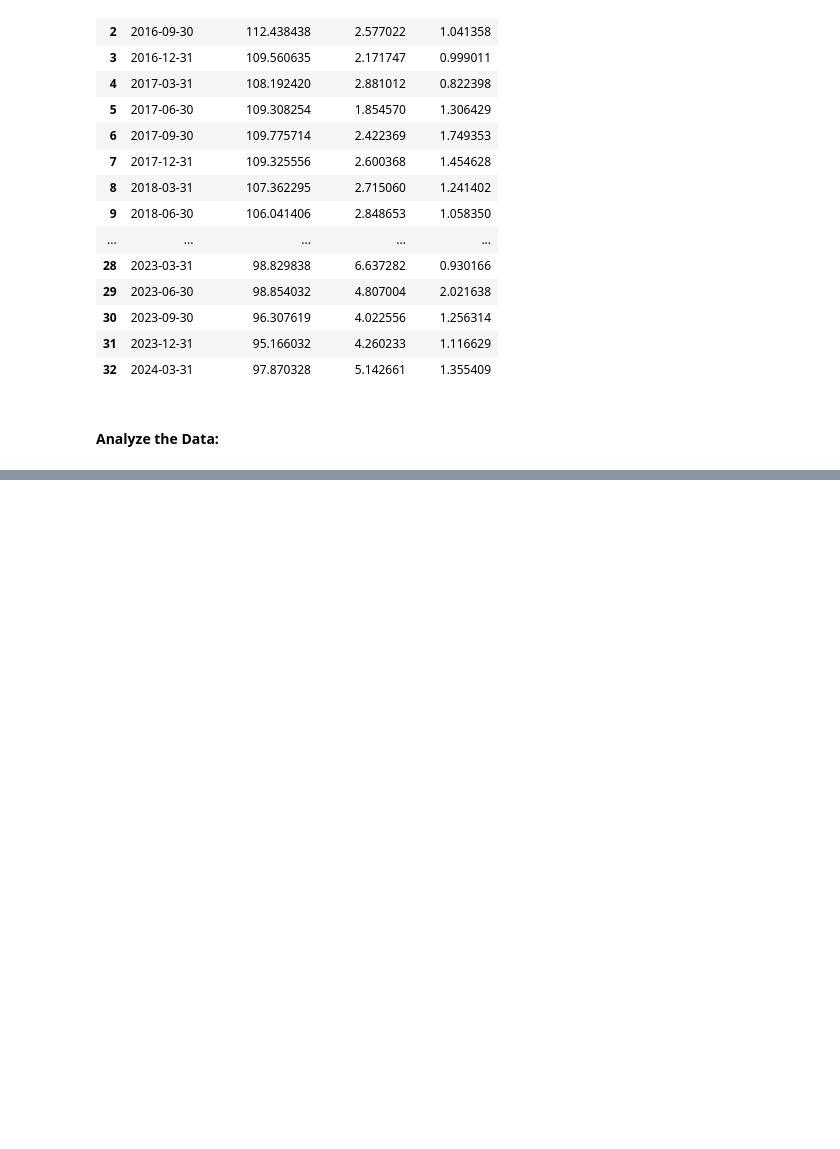
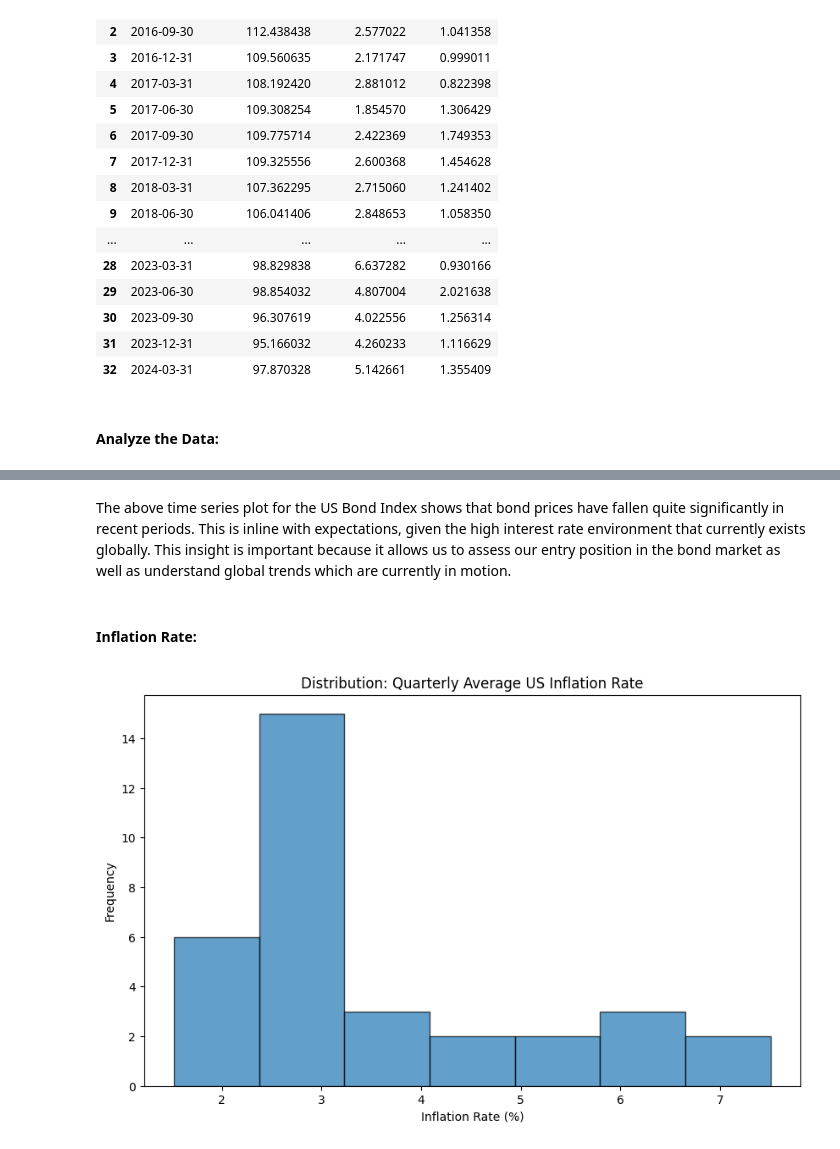
Before and after one commit to dylanvz95/WQU-FD-GWP, a Jupyter notebook: GWP1/DVZ_Step4_and_5.ipynb, the cells around one changed output, grey strips where cells are left out. Drawn from its saved outputs; the diff is of its cells as text; code cells hidden in the pictures; blank space fills up the shorter version.

```diff
--- a/GWP1/DVZ_Step4_and_5.ipynb
+++ b/GWP1/DVZ_Step4_and_5.ipynb
@@ -464,0 +503,17 @@ combined_df.describe()
+# %% [markdown]
+The above time series plot for the US Bond Index shows that bond prices have fallen quite significantly in recent periods. This is inline with expectations, given the high interest rate environment that currently exists globally. This insight is important because it allows us to assess our entry position in the bond market as well as understand global trends which are currently in motion.
+# %% [markdown]
+#### Inflation Rate:
+# %%
+# Analyze the distribution of the US Inflation Rates
+
+plt.figure(figsize=(10, 6))
+plt.hist(combined_df['inflation_rate'], bins=7, edgecolor='black', alpha=0.7)
+plt.title('Distribution: Quarterly Average US Inflation Rate')
+plt.xlabel('Inflation Rate (%)')
+plt.ylabel('Frequency')
+plt.grid(axis='y')
+plt.grid(visible=False)
+plt.show()
+# %% [output]
+[figure, added]
```
Also changed, not shown: parts of 17 cells of this notebook.
